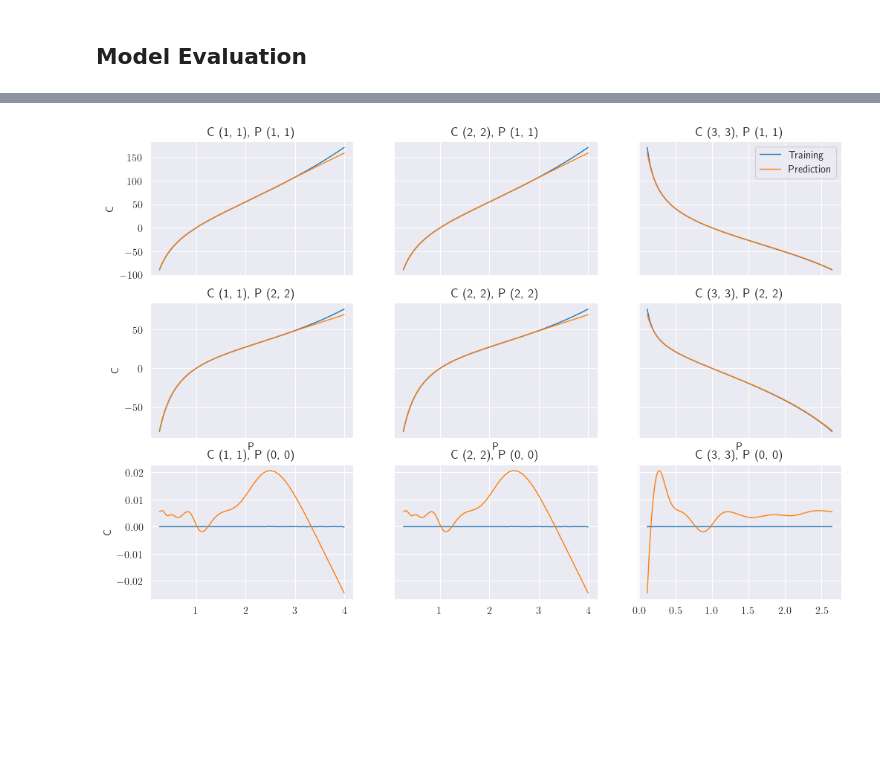
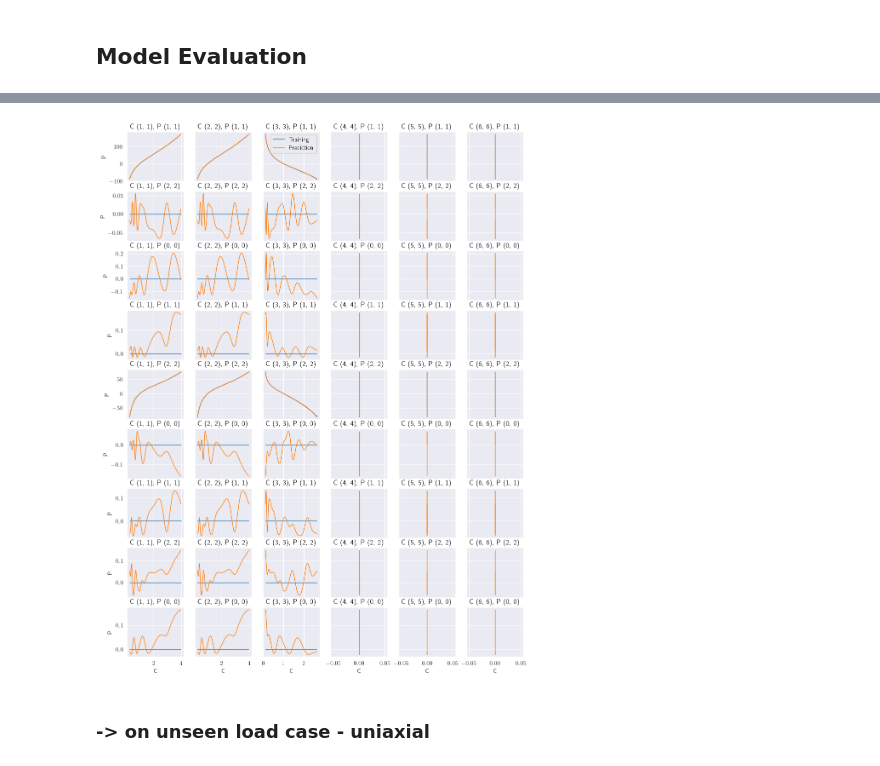
Before and after one commit to ArgoJ/TML4SM_TuD, a Jupyter notebook: hyperelasticity/Task2_2.ipynb, the cells around one changed output, grey strips where cells are left out. Drawn from its saved outputs; the diff is of its cells as text; code cells hidden in the pictures; blank space fills up the shorter version.

Commit message:
added all current predictions options

```diff
--- a/hyperelasticity/Task2_2.ipynb
+++ b/hyperelasticity/Task2_2.ipynb
@@ -80,12 +59,12 @@ plt.show()
 # %%
-predictions = naive_model.predict(features)
+train_predictions = naive_model.predict(train_features)
 
-mets = [metrics.R2Score() for _ in range(labels.shape[1])]
-for i in range(labels.shape[1]):  # Iterate over each of the 9 features/targets
-    mets[i].update_state(tf.expand_dims(labels[:, i], -1), tf.expand_dims(predictions[:, i], -1))
+train_mets = [metrics.R2Score() for _ in range(train_labels.shape[1])]
+for i in range(train_labels.shape[1]):  # Iterate over each of the 9 features/targets
+    train_mets[i].update_state(tf.expand_dims(train_labels[:, i], -1), tf.expand_dims(train_predictions[:, i], -1))
 
 # Now, get the R² score for each target (feature) separately
-r2_scores = [metric.result().numpy() for metric in mets]
+train_r2_scores = [metric.result().numpy() for metric in train_mets]
 
-print("R² Scores for each feature:", r2_scores)
+print("Train R² Scores for each feature:", train_r2_scores)
 # %% [output]
@@ -94,26 +73,7 @@ R² Scores for each feature: [0.9986188, 0.0, 0.0, 0.0, 0.9983383, 0.0, 0.0, 0.0
-# %%
-fig, axs = plt.subplots(3, 3, sharex='col', sharey='row', figsize=(12, 8))
-
-# iterate over features
-for i_C in range(3):
-
-    # iterate over labels
-    for ax_idx, i_P in enumerate([0, 4, 8]):
-        ax: Axes = axs[ax_idx, i_C]
-        line, = ax.plot(features[:, i_C], labels[:, i_P], lw=1, label='Training')
-        line, = ax.plot(features[:, i_C], predictions[:, i_P], lw=1, label='Prediction')
-        true_P_idx = (i_P+1) % 3
-        true_C_idx = i_C + 1
-        ax.set_title(f'C ({true_C_idx}, {true_C_idx}), P ({true_P_idx}, {true_P_idx})')
-
-        if i_C == 2 and i_P == 0:
-            ax.legend()
-
-        if ax_idx == 1:
-            ax.set_xlabel(f'P')
-        if i_C == 0:
-            ax.set_ylabel('C')
-
-plt.show()
-# %% [output]
-[figure, removed]
+# %%
+fig_train_pred = plot_predictions(train_features, train_labels, train_predictions)
+plt.show()
+# %% [output]
+[figure, added]
+# %% [markdown]
+### -> on unseen load case - uniaxial
```
Also changed, not shown: parts of 13 cells of this notebook, 2 other files.
